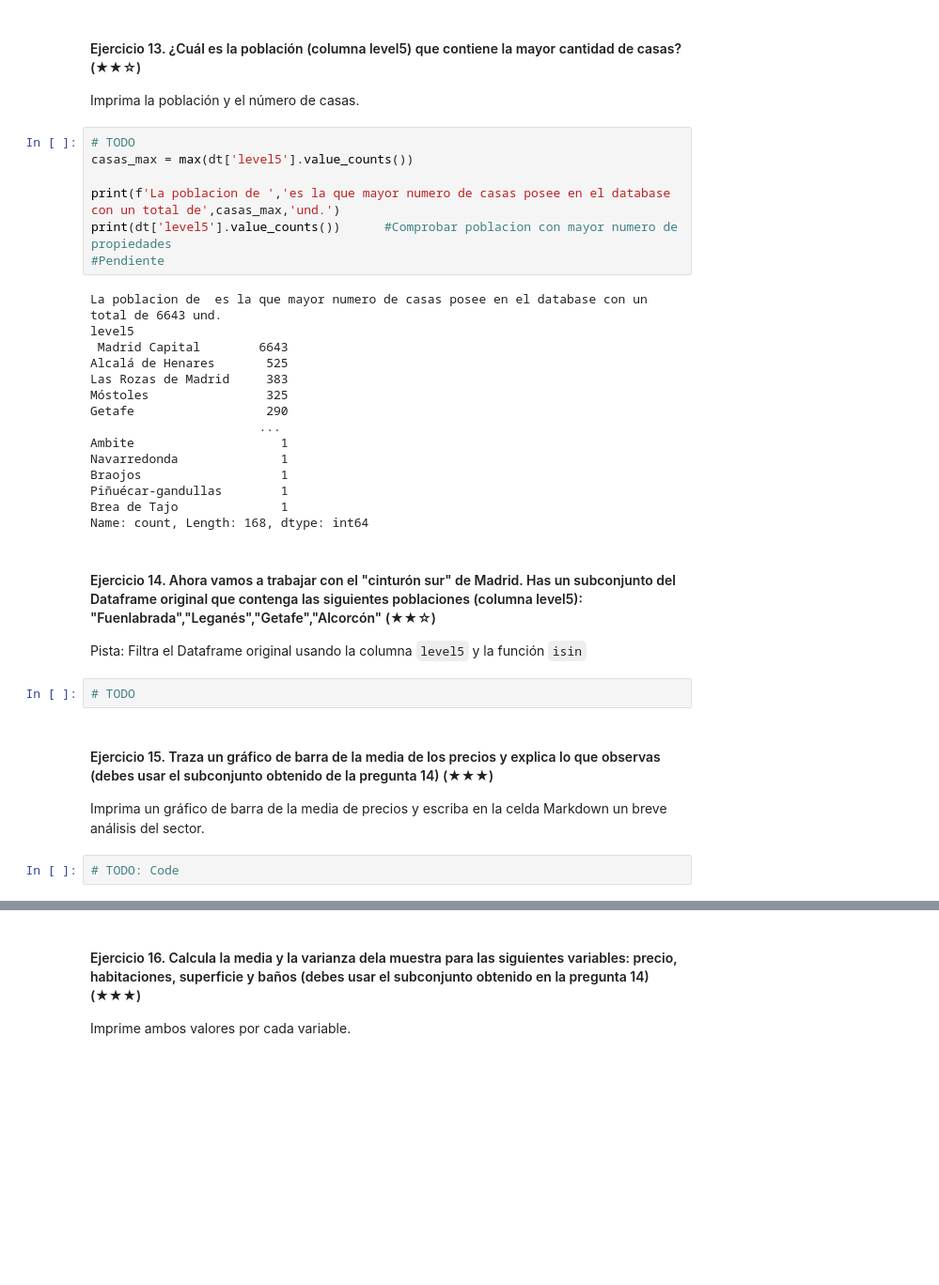
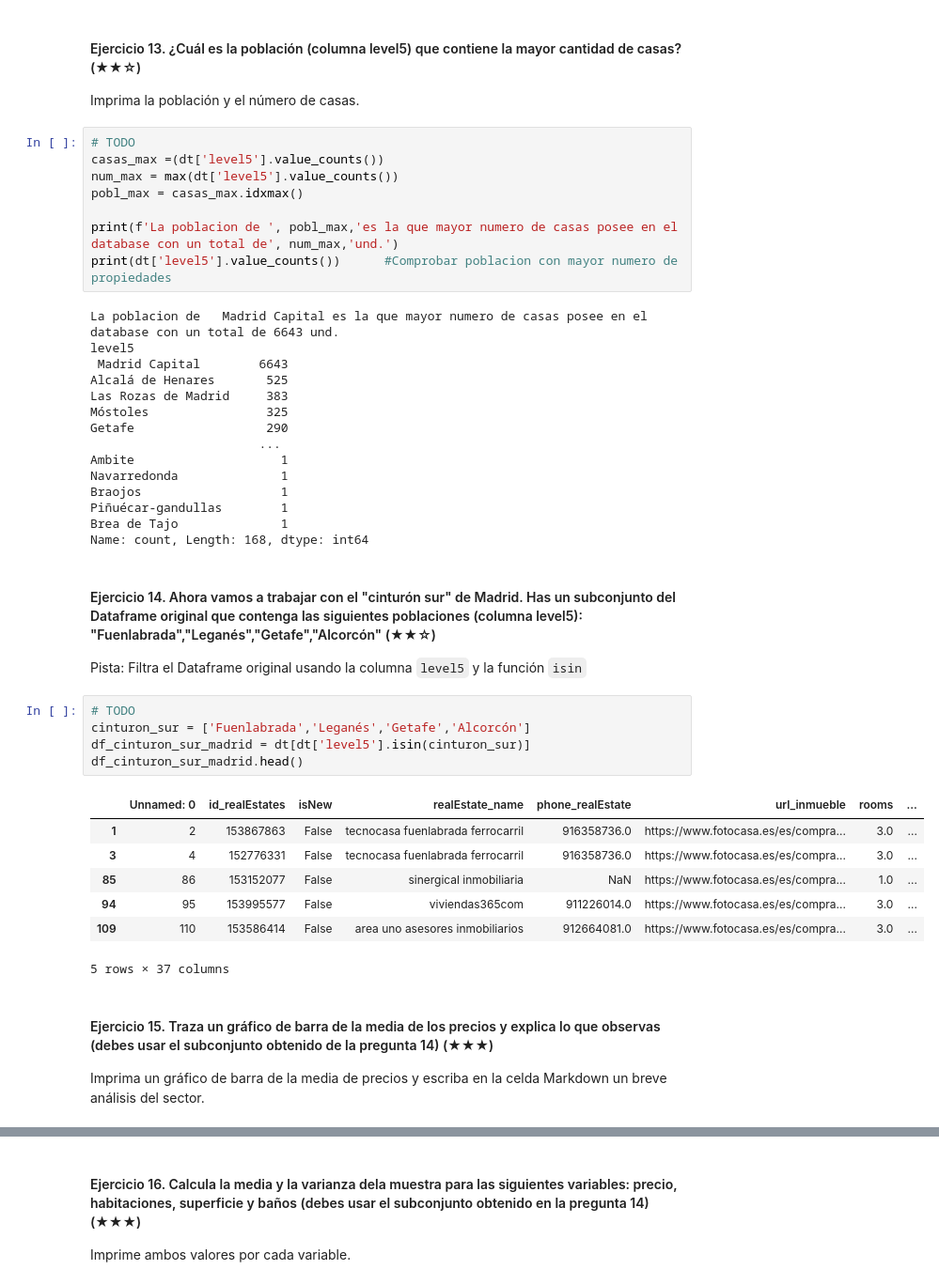
Before and after one commit to 4GeeksAcademy/ProyectoPreWork_PR, a Jupyter notebook: project.es.ipynb, the cells around one changed output, grey strips where cells are left out. Shown at 94% size. Saved outputs shown, nothing was run; the diff lists cells and outputs as text; blank space fills up the shorter version.

```diff
--- a/project.es.ipynb
+++ b/project.es.ipynb
@@ -335,13 +336,14 @@ Existen 1821 agencias de bienes raices en el dataset.
 Imprima la población y el número de casas.
 # %%
 # TODO
-casas_max = max(dt['level5'].value_counts())
+casas_max =(dt['level5'].value_counts())
+num_max = max(dt['level5'].value_counts())
+pobl_max = casas_max.idxmax()
 
-print(f'La poblacion de ','es la que mayor numero de casas posee en el database con un total de',casas_max,'und.')
+print(f'La poblacion de ', pobl_max,'es la que mayor numero de casas posee en el database con un total de', num_max,'und.')
 print(dt['level5'].value_counts())      #Comprobar poblacion con mayor numero de propiedades
-#Pendiente
 # %% [output]
-La poblacion de  es la que mayor numero de casas posee en el database con un total de 6643 und.
+La poblacion de   Madrid Capital es la que mayor numero de casas posee en el database con un total de 6643 und.
 level5
  Madrid Capital        6643
 Alcalá de Henares       525
@@ -359,11 +361,20 @@ Name: count, Length: 168, dtype: int64
 #### Ejercicio 14. Ahora vamos a trabajar con el "cinturón sur" de Madrid. Has un subconjunto del Dataframe original que contenga las siguientes poblaciones (columna level5): "Fuenlabrada","Leganés","Getafe","Alcorcón" (★★☆)
 
 Pista: Filtra el Dataframe original usando la columna `level5` y la función `isin`
-# %%
-# TODO
+# %%
+# TODO
+cinturon_sur = ['Fuenlabrada','Leganés','Getafe','Alcorcón']
+df_cinturon_sur_madrid = dt[dt['level5'].isin(cinturon_sur)]
+df_cinturon_sur_madrid.head()
+# %% [output]
+|  | Unnamed: 0 | id_realEstates | isNew | realEstate_name | phone_realEstate | url_inmueble | rooms | ... |
+| 1 | 2 | 153867863 | False | tecnocasa fuenlabrada ferrocarril | 916358736.0 | https://www.fotocasa.es/es/compra... | 3.0 | ... |
+| 3 | 4 | 152776331 | False | tecnocasa fuenlabrada ferrocarril | 916358736.0 | https://www.fotocasa.es/es/compra... | 3.0 | ... |
+| 85 | 86 | 153152077 | False | sinergical inmobiliaria | NaN | https://www.fotocasa.es/es/compra... | 1.0 | ... |
+| 94 | 95 | 153995577 | False | viviendas365com | 911226014.0 | https://www.fotocasa.es/es/compra... | 3.0 | ... |
+| 109 | 110 | 153586414 | False | area uno asesores inmobiliarios | 912664081.0 | https://www.fotocasa.es/es/compra... | 3.0 | ... |
+5 rows × 37 columns
 # %% [markdown]
 #### Ejercicio 15. Traza un gráfico de barra de la media de los precios y explica lo que observas (debes usar el subconjunto obtenido de la pregunta 14) (★★★)
 
 Imprima un gráfico de barra de la media de precios y escriba en la celda Markdown un breve análisis del sector.
-# %%
-# TODO: Code
```
Also changed, not shown: parts of 9 cells of this notebook.
